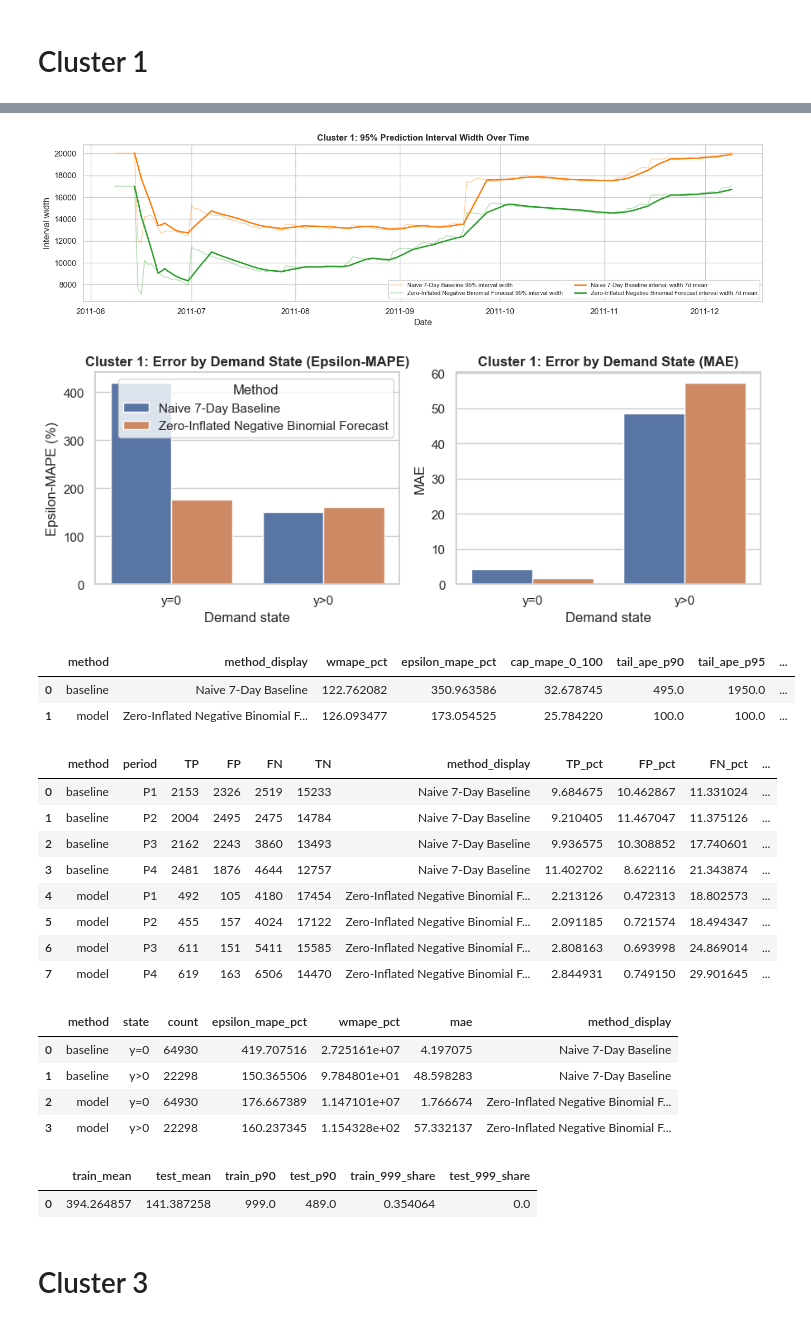
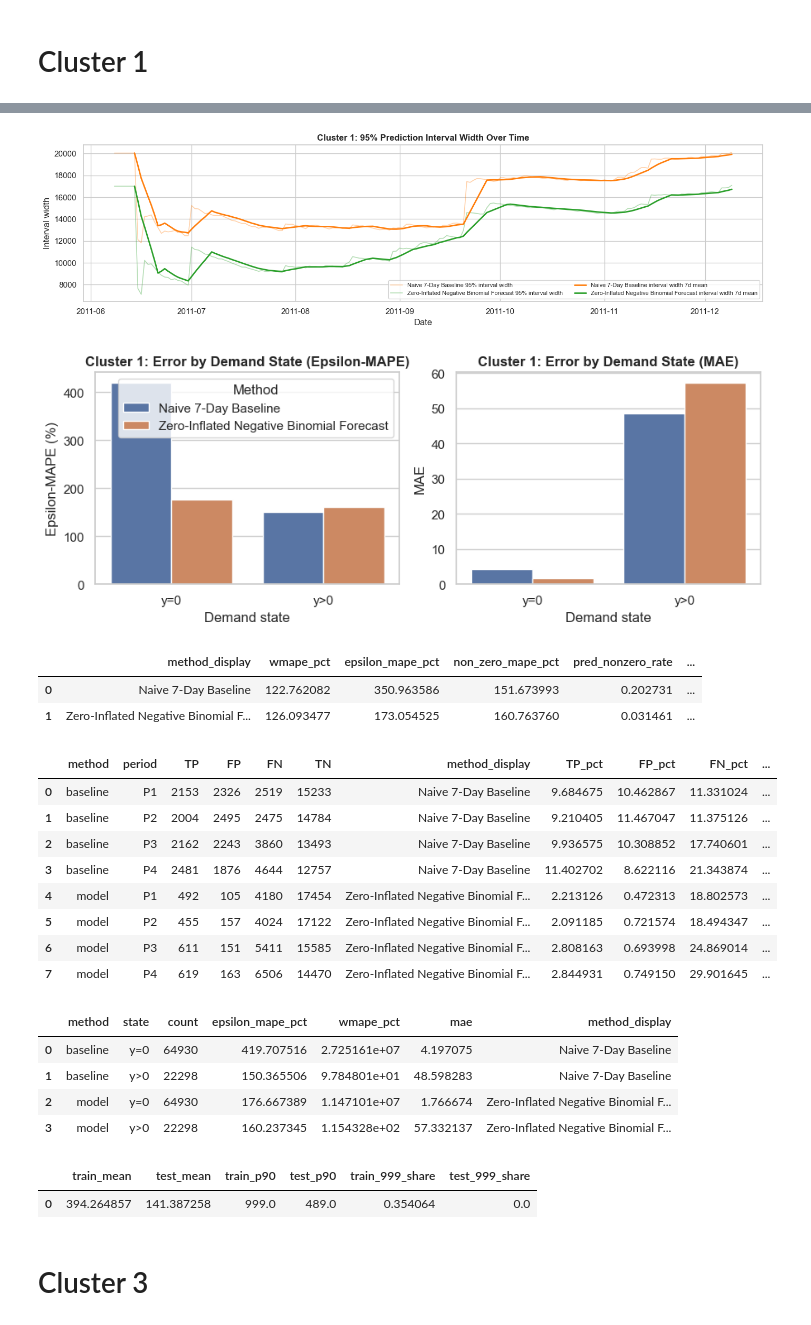
Before and after one commit to CserYe03na/Online_Retail_Forecasting, a Jupyter notebook: c1c3_forecasting.ipynb, the cells around one changed output, grey strips where cells are left out. Cells and saved outputs as stored; diff of their text form; code cells hidden in the pictures.

```diff
--- a/c1c3_forecasting.ipynb
+++ b/c1c3_forecasting.ipynb
@@ -137,45 +137,49 @@ plt.show()
 # %%
 # ============================================
-# 4) c1c3_analysis standard diagnostics
+# 3) c1c3_analysis standard diagnostics for C1
 # ============================================
-import c1c3_analysis
-importlib.reload(c1c3_analysis)
-from c1c3_analysis import run_cluster_analysis
-
 c1_results = run_cluster_analysis(
     art=art_c1,
     cluster_tag="c1",
     cluster_label="Cluster 1",
     baseline_col="pred_naive7",
     model_col="pred_zinb",
     baseline_name="Naive 7-Day Baseline",
     model_name="Zero-Inflated Negative Binomial Forecast",
     actual_name="Actual Sales",
     target_label="Daily cluster sales",
-    rolling_metric="wmape",   # or "mape"
+    rolling_metric="wmape",
     rolling_window=7,
     eps=1.0,
     n_periods=4,
     save_svg=True,
     output_dir="images/c1_results",
 )
 
-display(c1_results["metric_table"])
+display(c1_results["metric_table"][[
+    "method_display",
+    "wmape_pct",
+    "epsilon_mape_pct",
+    "non_zero_mape_pct",
+    "pred_nonzero_rate",
+    "actual_nonzero_rate",
+    "nonzero_rate_gap",
+]])
 display(c1_results["confusion_by_period"])
 display(c1_results["error_decomposition"])
 display(c1_results["distribution_shift_stats"])
 # %% [output]
 [figure]
 [figure]
 [figure]
 [figure]
 [figure]
 [figure]
 [figure]
 [figure]
-|  | method | method_display | wmape_pct | epsilon_mape_pct | cap_mape_0_100 | tail_ape_p90 | tail_ape_p95 | ... |
-| 0 | baseline | Naive 7-Day Baseline | 122.762082 | 350.963586 | 32.678745 | 495.0 | 1950.0 | ... |
-| 1 | model | Zero-Inflated Negative Binomial F... | 126.093477 | 173.054525 | 25.784220 | 100.0 | 100.0 | ... |
+|  | method_display | wmape_pct | epsilon_mape_pct | non_zero_mape_pct | pred_nonzero_rate | ... |
+| 0 | Naive 7-Day Baseline | 122.762082 | 350.963586 | 151.673993 | 0.202731 | ... |
+| 1 | Zero-Inflated Negative Binomial F... | 126.093477 | 173.054525 | 160.763760 | 0.031461 | ... |
 |  | method | period | TP | FP | FN | TN | method_display | TP_pct | FP_pct | FN_pct | ... |
 | 0 | baseline | P1 | 2153 | 2326 | 2519 | 15233 | Naive 7-Day Baseline | 9.684675 | 10.462867 | 11.331024 | ... |
 | 1 | baseline | P2 | 2004 | 2495 | 2475 | 14784 | Naive 7-Day Baseline | 9.210405 | 11.467047 | 11.375126 | ... |
```
Also changed, not shown: parts of 8 cells of this notebook, 21 other files.
